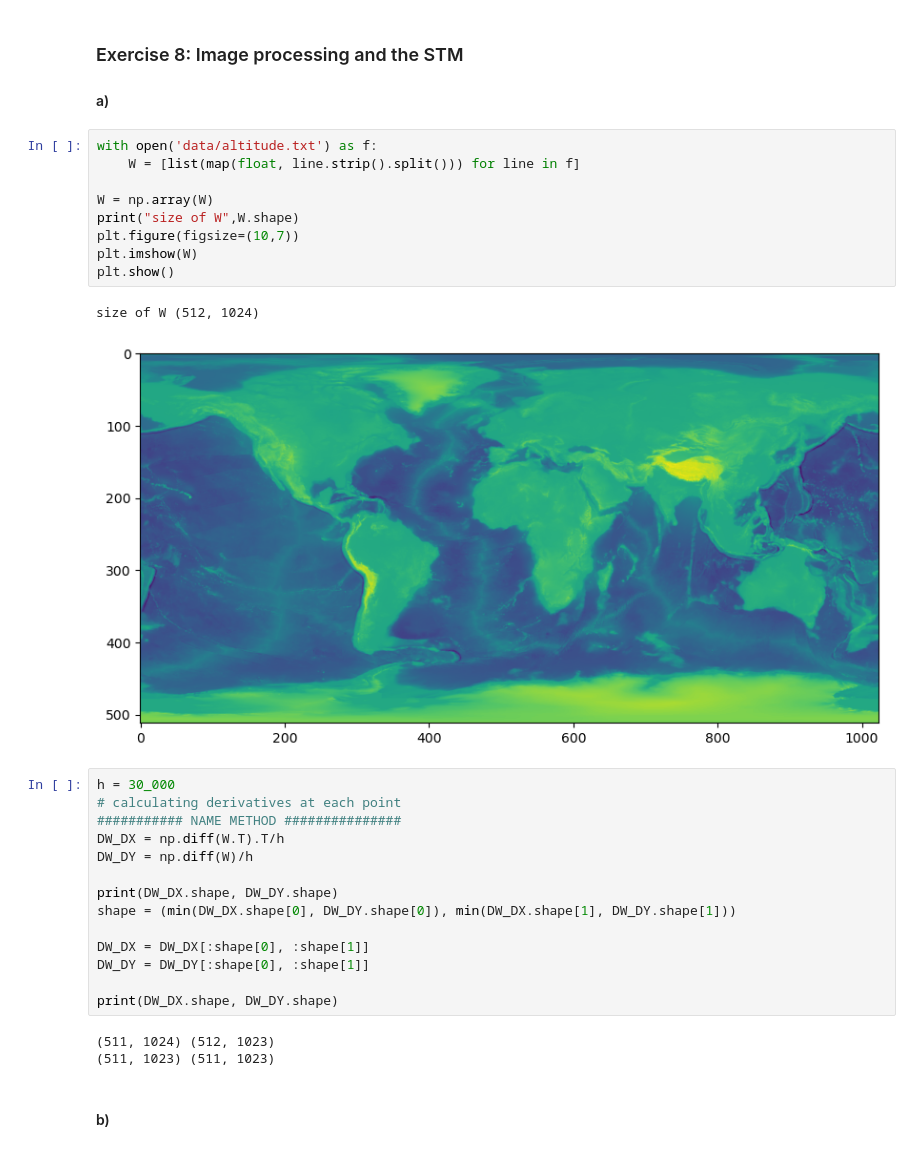
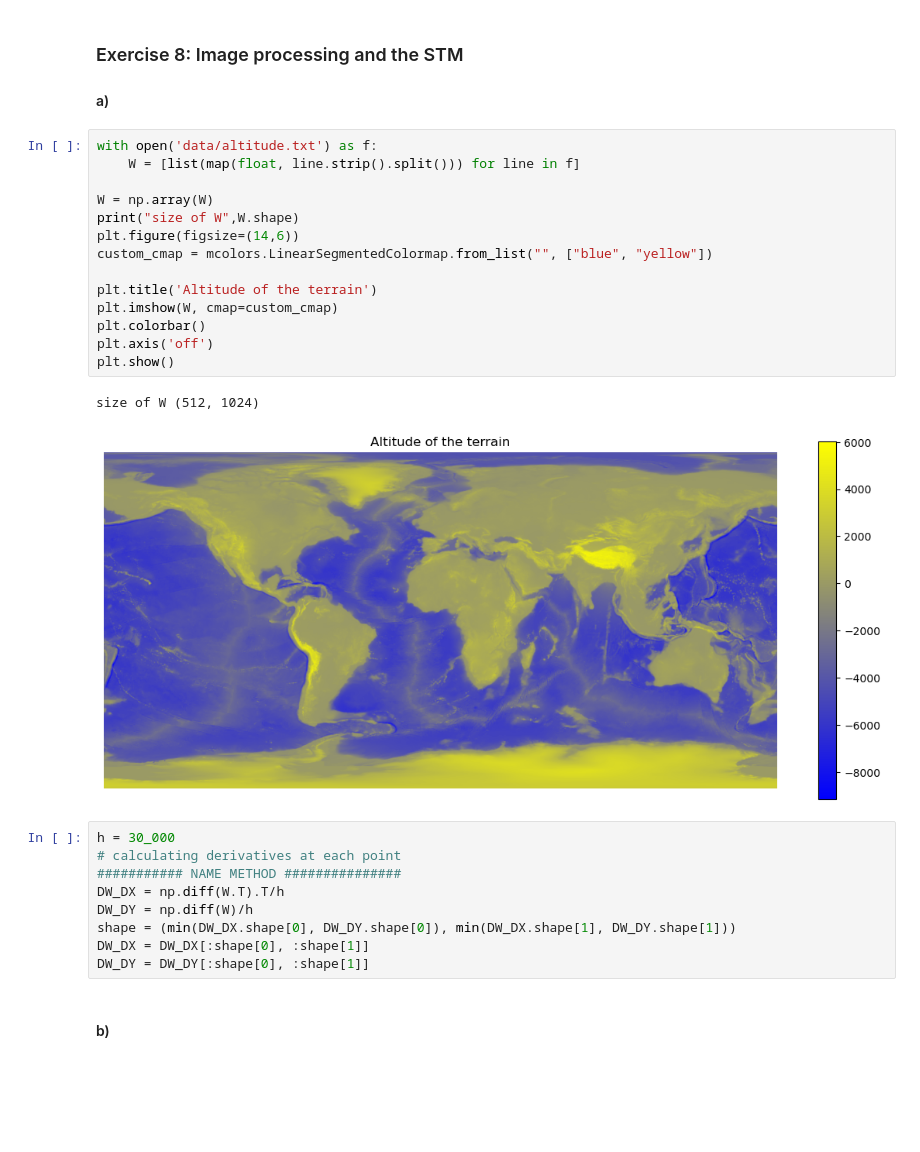
Before and after one commit to AtharvSuryawanshi/Computational-Physics, a Jupyter notebook: Suryawanshi_Atharv_HW2.ipynb, the cells around one changed output. Saved outputs shown, nothing was run; the diff lists cells and outputs as text; blank space fills up the shorter version.

```diff
--- a/Suryawanshi_Atharv_HW2.ipynb
+++ b/Suryawanshi_Atharv_HW2.ipynb
@@ -600,32 +559,29 @@ Complex derivatives:
 # %%
 with open('data/altitude.txt') as f:
     W = [list(map(float, line.strip().split())) for line in f]
 
 W = np.array(W)
 print("size of W",W.shape)
-plt.figure(figsize=(10,7))
-plt.imshow(W)
+plt.figure(figsize=(14,6))
+custom_cmap = mcolors.LinearSegmentedColormap.from_list("", ["blue", "yellow"])
+
+plt.title('Altitude of the terrain')
+plt.imshow(W, cmap=custom_cmap)
+plt.colorbar()
+plt.axis('off')
 plt.show()
 # %% [output]
 size of W (512, 1024)
-[figure, old version]
+[figure, new version]
 # %%
 h = 30_000
 # calculating derivatives at each point
 ########### NAME METHOD ###############
 DW_DX = np.diff(W.T).T/h
 DW_DY = np.diff(W)/h
-
-print(DW_DX.shape, DW_DY.shape)
 shape = (min(DW_DX.shape[0], DW_DY.shape[0]), min(DW_DX.shape[1], DW_DY.shape[1]))
-
 DW_DX = DW_DX[:shape[0], :shape[1]]
 DW_DY = DW_DY[:shape[0], :shape[1]]
-
-print(DW_DX.shape, DW_DY.shape)
-# %% [output]
-(511, 1024) (512, 1023)
-(511, 1023) (511, 1023)
 # %% [markdown]
 #### b)
 # %%
```
Also changed, not shown: parts of 20 cells of this notebook.
